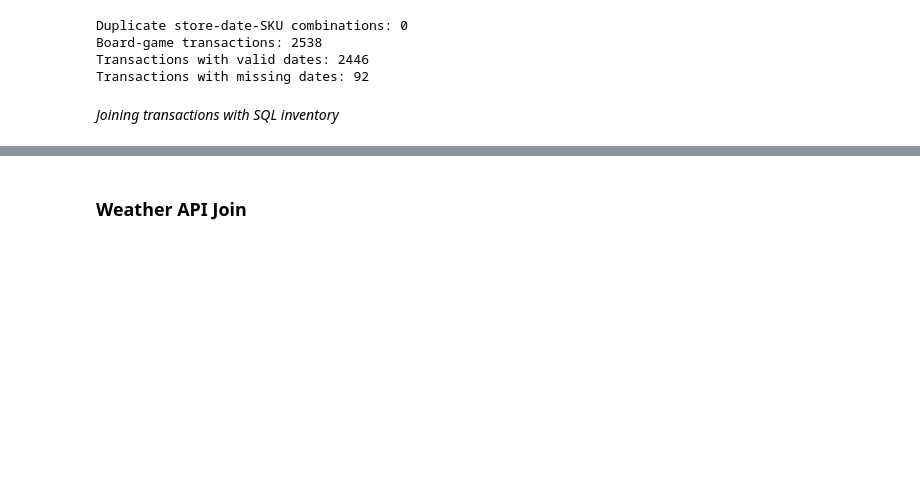
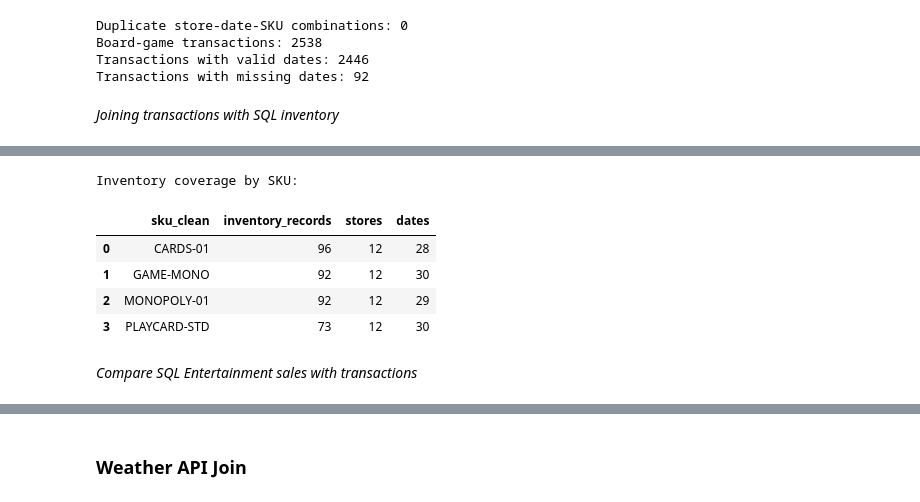
Before and after one commit to raffaellaalpaca-ai/walmart-hurricane-project, a Jupyter notebook: Walmart_Midterm_Notebook_(DS_2002).ipynb, the cells around one changed output, grey strips where cells are left out. Cells and saved outputs as stored; diff of their text form; code cells hidden in the pictures; blank space fills up the shorter version.

```diff
--- a/Walmart_Midterm_Notebook_(DS_2002).ipynb
+++ b/Walmart_Midterm_Notebook_(DS_2002).ipynb
@@ -1749,0 +1839,21 @@ display(
+# %%
+#check inventory coverage for our four SKUs
+inventory_coverage = inventory_clean[
+    inventory_clean["sku_clean"].isin(board_game_skus)
+].groupby("sku_clean").agg(
+    inventory_records=("date", "count"),
+    stores=("store_id_clean", "nunique"),
+    dates=("date", "nunique")
+).reset_index()
+
+print("Inventory coverage by SKU:")
+display(inventory_coverage)
+# %% [output]
+Inventory coverage by SKU:
+|  | sku_clean | inventory_records | stores | dates |
+| 0 | CARDS-01 | 96 | 12 | 28 |
+| 1 | GAME-MONO | 92 | 12 | 30 |
+| 2 | MONOPOLY-01 | 92 | 12 | 29 |
+| 3 | PLAYCARD-STD | 73 | 12 | 30 |
+# %% [markdown]
+*Compare SQL Entertainment sales with transactions*
```
Also changed, not shown: parts of 10 cells of this notebook.
